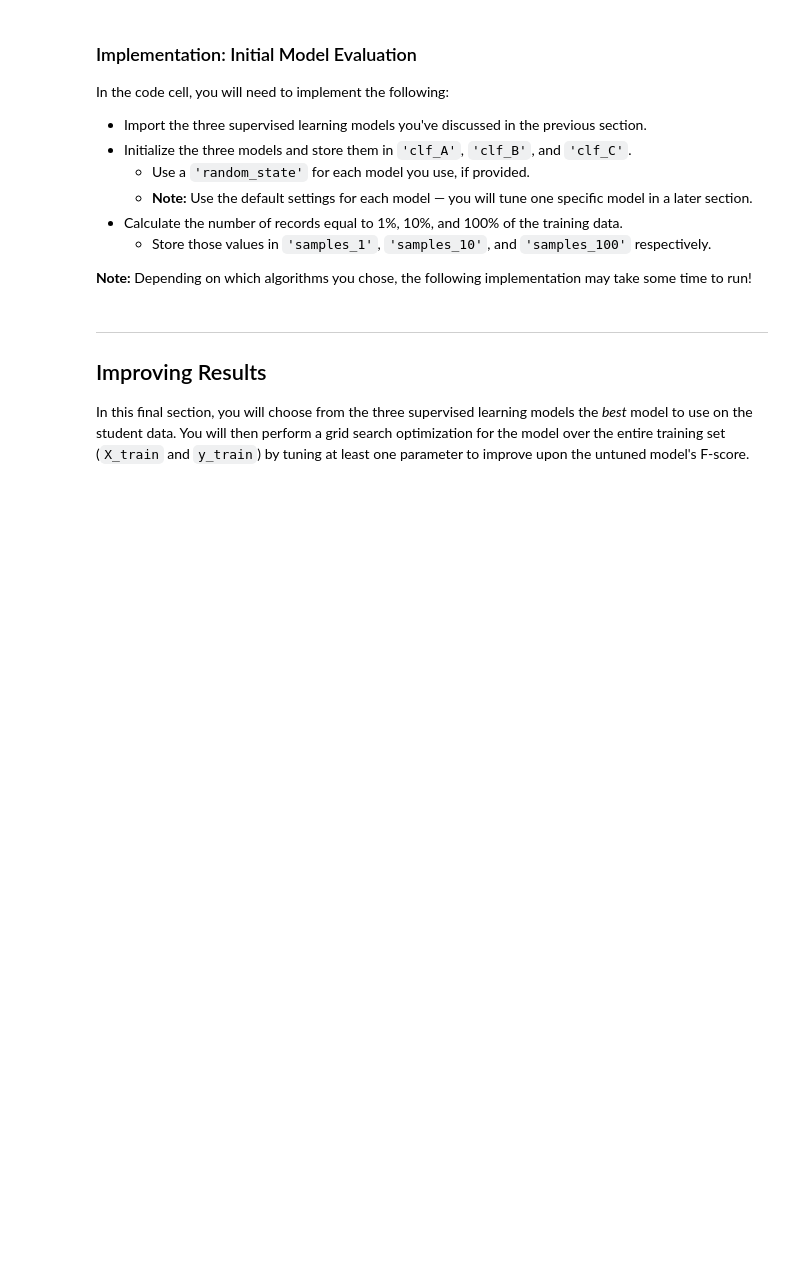
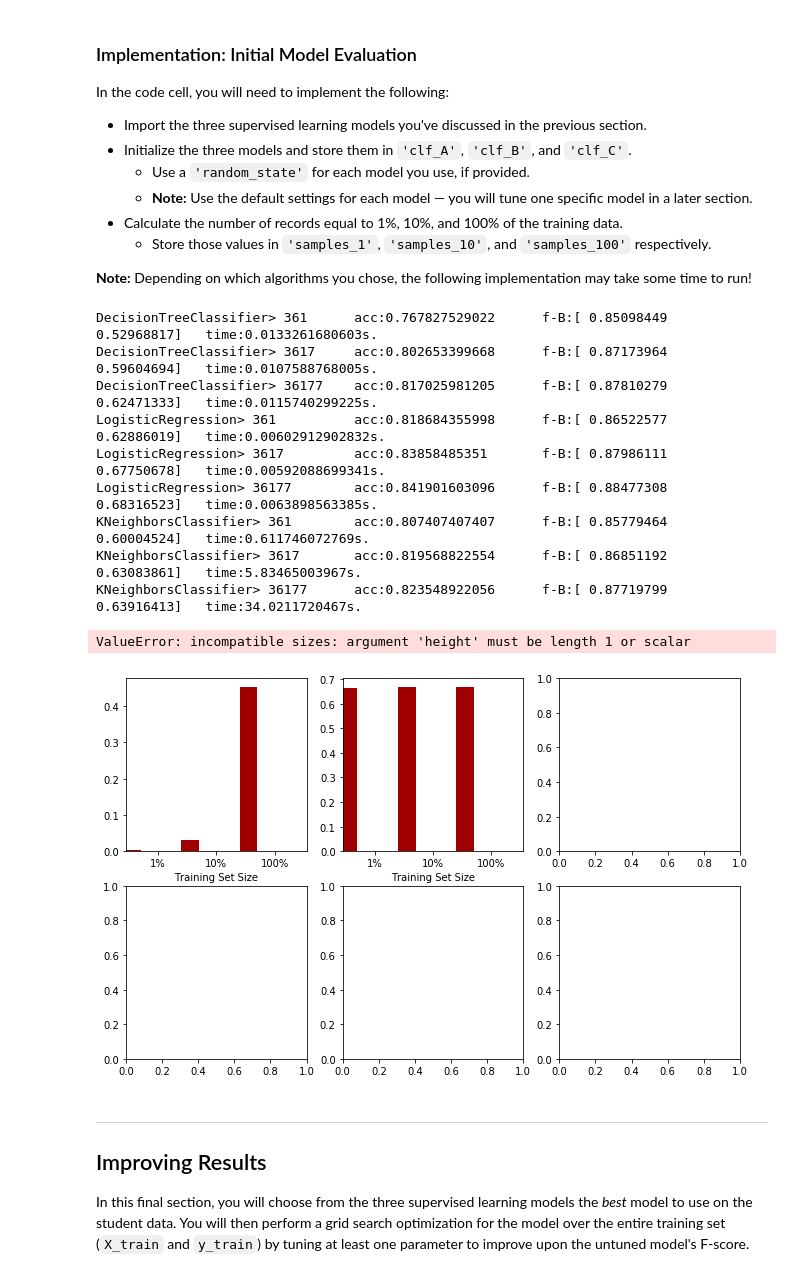
Before and after one commit to influx6/udacity_machine_learning, a Jupyter notebook: finding_donors/finding_donors.ipynb, the cells around one changed output. Saved outputs shown, nothing was run; the diff lists cells and outputs as text; code cells hidden in the pictures; blank space fills up the shorter version.

```diff
--- a/finding_donors/finding_donors.ipynb
+++ b/finding_donors/finding_donors.ipynb
@@ -332,6 +358,7 @@ In the code block below, you will need to implement the following:
    - Make sure that you set the `beta` parameter!
 # %%
 # TODO: Import two metrics from sklearn - fbeta_score and accuracy_score
+from sklearn.metrics import fbeta_score,accuracy_score
 
 def train_predict(learner, sample_size, X_train, y_train, X_test, y_test):
     '''
@@ -348,38 +375,42 @@ def train_predict(learner, sample_size, X_train, y_train, X_test, y_test):
 
     # TODO: Fit the learner to the training data using slicing with 'sample_size' using .fit(training_features[:], training_labels[:])
     start = time() # Get start time
+
     learner = learner.fit(X_train[:sample_size], y_train[:sample_size])
-    print learner
+#     print learner
     end = time() # Get end time
 
     # TODO: Calculate the training time
     results['train_time'] = end-start
-    print results['train_time']
+#     print results['train_time']
 
     # TODO: Get the predictions on the test set(X_test),
     #       then get predictions on the first 300 training samples(X_train) using .predict()
     start = time() # Get start time
     predictions_test = learner.predict(X_test)
-    predictions_train = None
+    predictions_train = learner.predict(X_test[:300])
     end = time() # Get end time
 
     # TODO: Calculate the total prediction time
     results['pred_time'] = end-start
 
+    #     print X_train.head()
     # TODO: Compute accuracy on the first 300 training samples which is y_train[:300]
-    results['acc_train'] = None
+    results['acc_train'] = accuracy_score(y_train[:300], predictions_train[:300])
+
+
 
     # TODO: Compute accuracy on test set using accuracy_score()
-    results['acc_test'] = None
+    results['acc_test'] = accuracy_score(y_test,  predictions_test)
 
     # TODO: Compute F-score on the the first 300 training samples using fbeta_score()
-    results['f_train'] = None
+    results['f_train'] = fbeta_score(y_train[:300], predictions_train[:300], average=None, beta=0.5) #Noneś
 
     # TODO: Compute F-score on the test set which is y_test
-    results['f_test'] = None
+    results['f_test'] = fbeta_score(y_test, predictions_test, average=None, beta=0.5) ##None
 
     # Success
-    print "{} trained on {} samples.".format(learner.__class__.__name__, sample_size)
+    print "{}> {} \t acc:{}\t f-B:{} \t time:{}s.".format(learner.__class__.__name__, sample_size,results['acc_test'],results['f_test'],results['pred_time'])
 
     # Return the results
     return results
@@ -396,31 +427,49 @@ In the code cell, you will need to implement the following:
 **Note:** Depending on which algorithms you chose, the following implementation may take some time to run!
 # %%
 # TODO: Import the three supervised learning models from sklearn
+from sklearn.naive_bayes import GaussianNB
+from sklearn.neighbors import KNeighborsClassifier
+from sklearn.linear_model import LogisticRegression
+from sklearn.tree import DecisionTreeClassifier
+import math
+
 
 # TODO: Initialize the three models
-clf_A = None
-clf_B = None
-clf_C = None
+clf_A = DecisionTreeClassifier()
+clf_B = LogisticRegression()
+clf_C = KNeighborsClassifier()
 
 # TODO: Calculate the number of samples for 1%, 10%, and 100% of the training data
 # HINT: samples_100 is the entire training set i.e. len(y_train)
 # HINT: samples_10 is 10% of samples_100
 # HINT: samples_1 is 1% of samples_100
-samples_100 = None
-samples_10 = None
-samples_1 = None
+samples_100 = len(y_train)
+samples_10 = int(0.1*len(y_train))
+samples_1 = int(0.01*len(y_train))
 
 # Collect results on the learners
 results = {}
 for clf in [clf_A, clf_B, clf_C]:
     clf_name = clf.__class__.__name__
     results[clf_name] = {}
     for i, samples in enumerate([samples_1, samples_10, samples_100]):
         results[clf_name][i] = \
         train_predict(clf, samples, X_train, y_train, X_test, y_test)
 
 # Run metrics visualization for the three supervised learning models chosen
 vs.evaluate(results, accuracy, fscore)
+# %% [output]
+DecisionTreeClassifier> 361      acc:0.767827529022      f-B:[ 0.85098449  0.52968817]   time:0.0133261680603s.
+DecisionTreeClassifier> 3617     acc:0.802653399668      f-B:[ 0.87173964  0.59604694]   time:0.0107588768005s.
+DecisionTreeClassifier> 36177    acc:0.817025981205      f-B:[ 0.87810279  0.62471333]   time:0.0115740299225s.
+LogisticRegression> 361          acc:0.818684355998      f-B:[ 0.86522577  0.62886019]   time:0.00602912902832s.
+LogisticRegression> 3617         acc:0.83858485351       f-B:[ 0.87986111  0.67750678]   time:0.00592088699341s.
+LogisticRegression> 36177        acc:0.841901603096      f-B:[ 0.88477308  0.68316523]   time:0.0063898563385s.
+KNeighborsClassifier> 361        acc:0.807407407407      f-B:[ 0.85779464  0.60004524]   time:0.611746072769s.
+KNeighborsClassifier> 3617       acc:0.819568822554      f-B:[ 0.86851192  0.63083861]   time:5.83465003967s.
+KNeighborsClassifier> 36177      acc:0.823548922056      f-B:[ 0.87719799  0.63916413]   time:34.0211720467s.
+ValueError: incompatible sizes: argument 'height' must be length 1 or scalar
+[figure, added]
 # %% [markdown]
 ----
 ## Improving Results
```
Also changed, not shown: parts of 19 cells of this notebook, 2 other files.
